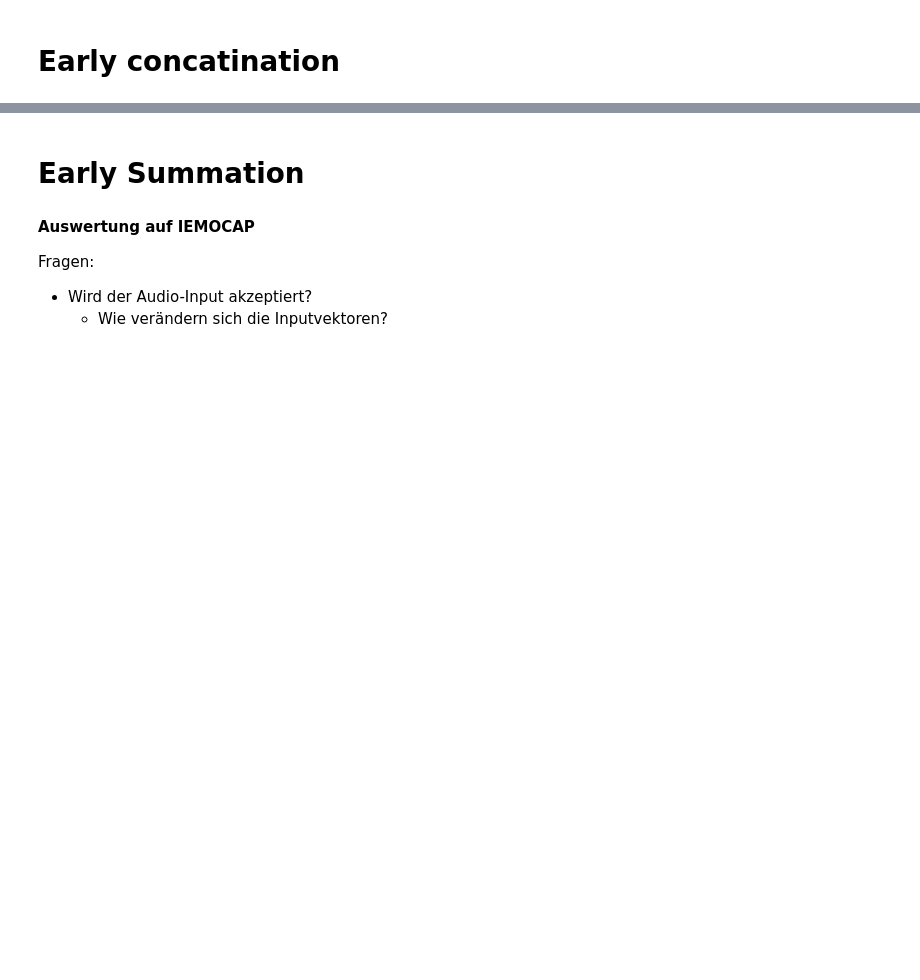
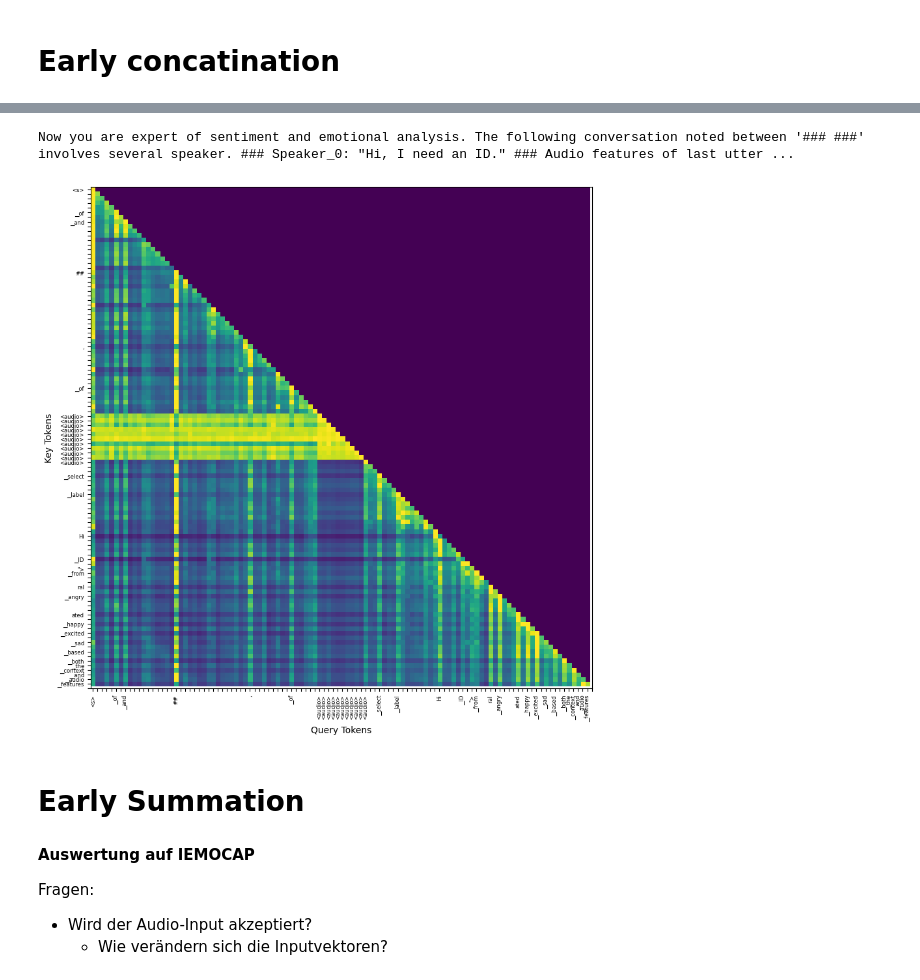
Before and after one commit to HenFo/Masterarbeit, a Jupyter notebook: analysis/mm_models/model_result_analysis.ipynb, the cells around one changed output, grey strips where cells are left out. Saved outputs shown, nothing was run; the diff lists cells and outputs as text; code cells hidden in the pictures; blank space fills up the shorter version.

Commit message:
update analysis notebook

```diff
--- a/analysis/mm_models/model_result_analysis.ipynb
+++ b/analysis/mm_models/model_result_analysis.ipynb
@@ -27,3 +149,8 @@ import torch
+# %%
+print_attention_weight_matrix(model, layer_idx = 0, sample_index = 0)
+# %% [output]
+Now you are expert of sentiment and emotional analysis. The following conversation noted between '### ###' involves several speaker. ### Speaker_0: "Hi, I need an ID." ### Audio features of last utter ...
+[figure, added]
 # %% [markdown]
 # Early Summation
 # %% [markdown]
```
Also changed, not shown: parts of 7 cells of this notebook.
